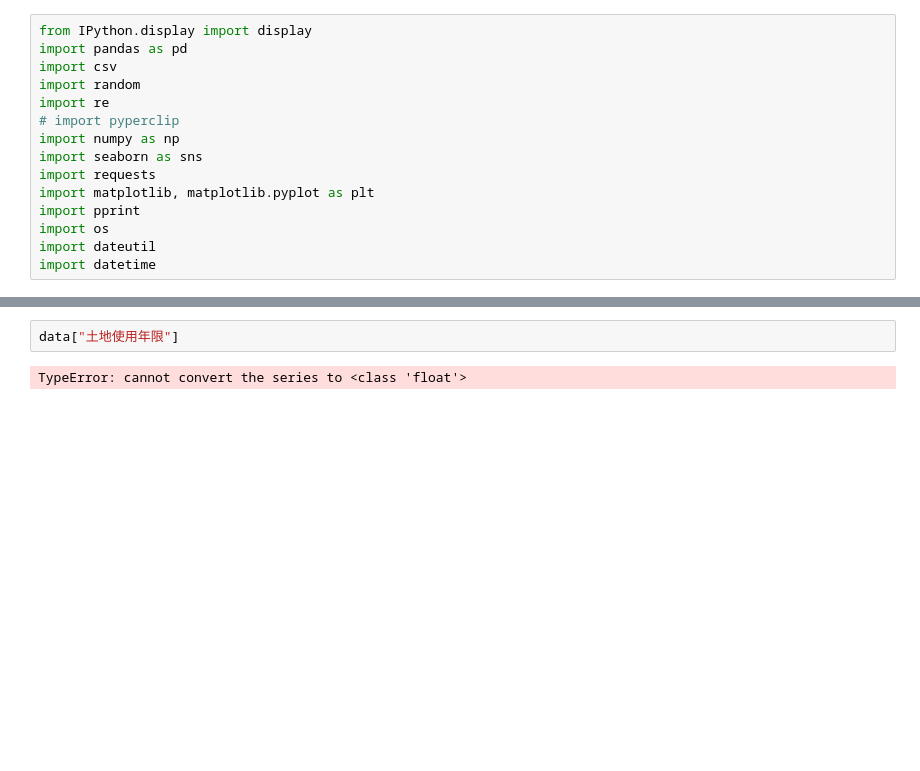
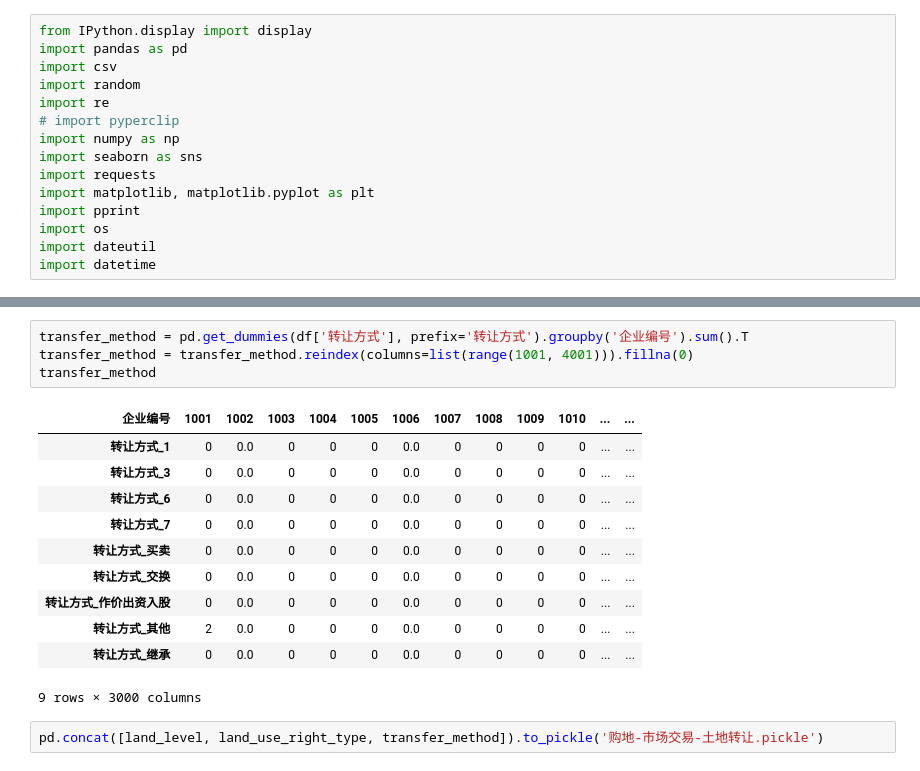
Before and after one commit to CourierKyn/isi-world-cup, a Jupyter notebook: 购地-市场交易-土地转让.ipynb, the cells around one changed output, grey strips where cells are left out. Saved outputs shown, nothing was run; the diff lists cells and outputs as text; blank space fills up the shorter version.

```diff
--- a/购地-市场交易-土地转让.ipynb
+++ b/购地-市场交易-土地转让.ipynb
@@ -105,4 +104,18 @@ data
-# %%
-data["土地使用年限"]
-# %% [output]
-TypeError: cannot convert the series to <class 'float'>
+# %%
+transfer_method = pd.get_dummies(df['转让方式'], prefix='转让方式').groupby('企业编号').sum().T
+transfer_method = transfer_method.reindex(columns=list(range(1001, 4001))).fillna(0)
+transfer_method
+# %% [output]
+| 企业编号 | 1001 | 1002 | 1003 | 1004 | 1005 | 1006 | 1007 | 1008 | 1009 | 1010 | ... | ... |
+| 转让方式_1 | 0 | 0.0 | 0 | 0 | 0 | 0.0 | 0 | 0 | 0 | 0 | ... | ... |
+| 转让方式_3 | 0 | 0.0 | 0 | 0 | 0 | 0.0 | 0 | 0 | 0 | 0 | ... | ... |
+| 转让方式_6 | 0 | 0.0 | 0 | 0 | 0 | 0.0 | 0 | 0 | 0 | 0 | ... | ... |
+| 转让方式_7 | 0 | 0.0 | 0 | 0 | 0 | 0.0 | 0 | 0 | 0 | 0 | ... | ... |
+| 转让方式_买卖 | 0 | 0.0 | 0 | 0 | 0 | 0.0 | 0 | 0 | 0 | 0 | ... | ... |
+| 转让方式_交换 | 0 | 0.0 | 0 | 0 | 0 | 0.0 | 0 | 0 | 0 | 0 | ... | ... |
+| 转让方式_作价出资入股 | 0 | 0.0 | 0 | 0 | 0 | 0.0 | 0 | 0 | 0 | 0 | ... | ... |
+| 转让方式_其他 | 2 | 0.0 | 0 | 0 | 0 | 0.0 | 0 | 0 | 0 | 0 | ... | ... |
+| 转让方式_继承 | 0 | 0.0 | 0 | 0 | 0 | 0.0 | 0 | 0 | 0 | 0 | ... | ... |
+9 rows × 3000 columns
+# %%
+pd.concat([land_level, land_use_right_type, transfer_method]).to_pickle('购地-市场交易-土地转让.pickle')
```
Also changed, not shown: parts of 8 cells of this notebook, 4 other files.
